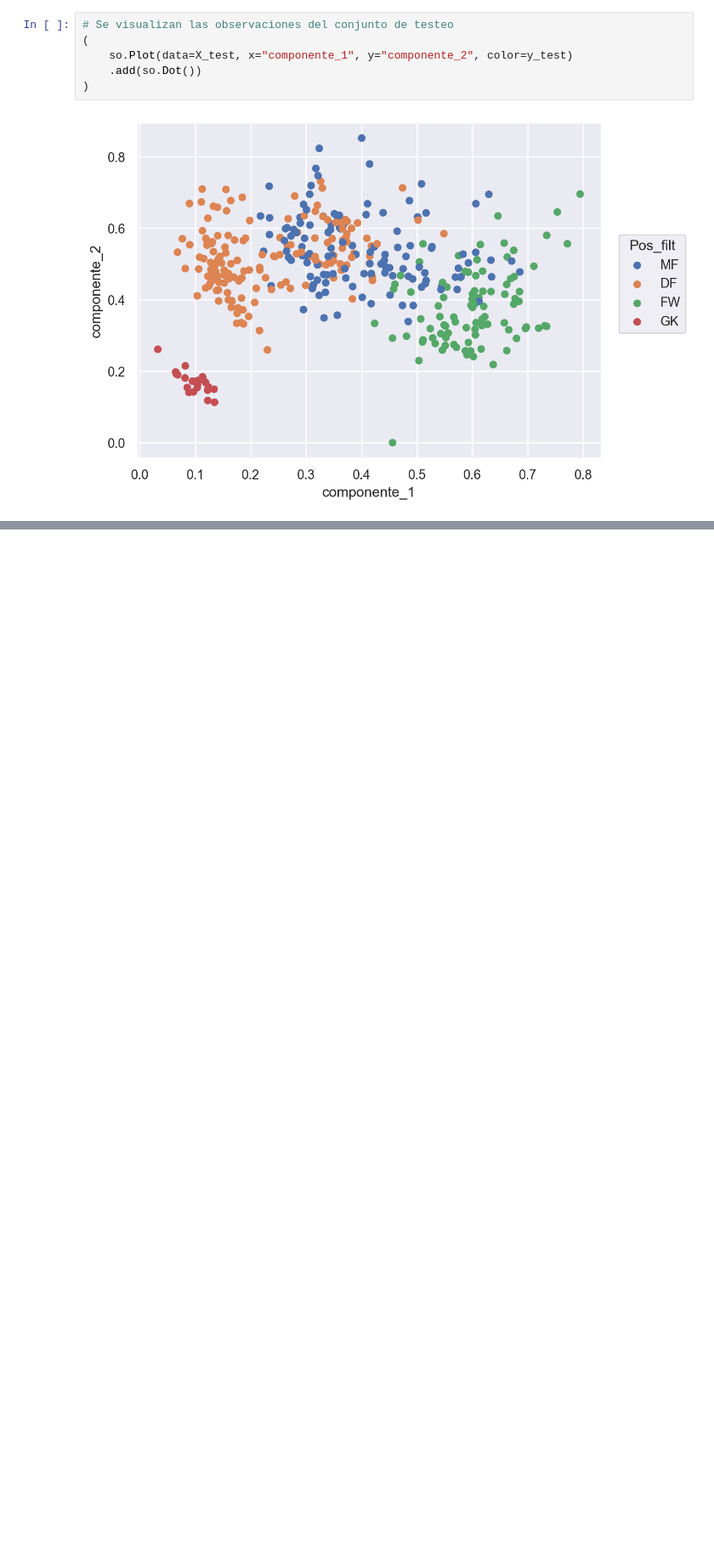
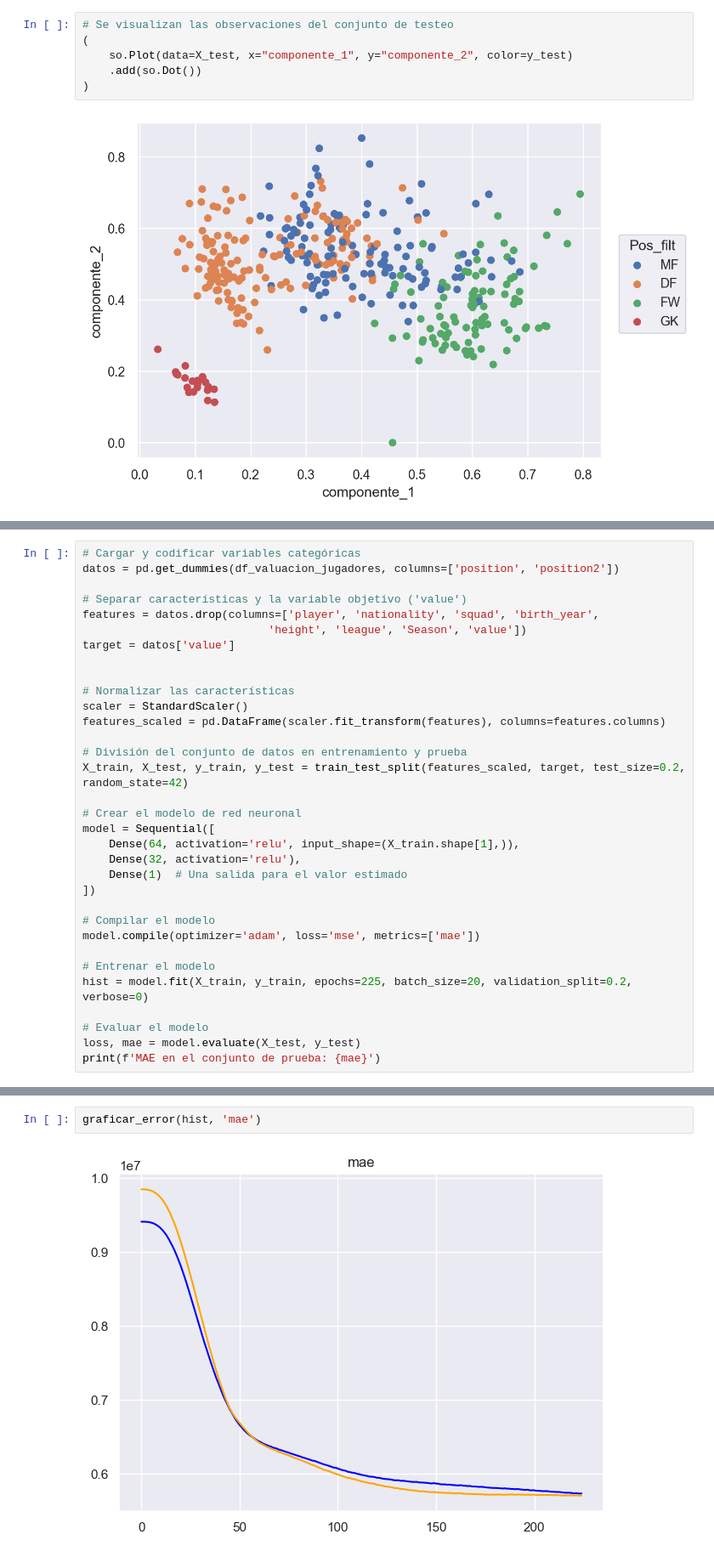
Before and after one commit to mgresnik/trabajo_practico_nro_2, a Jupyter notebook: Laboratorio_de_datos_(LCD)_IC_2024_Trabajo_Práctico_N°_2.ipynb, the cells around one changed output, grey strips where cells are left out. Shown at 85% size. Drawn from its saved outputs; the diff is of its cells as text; blank space fills up the shorter version.

```diff
--- a/Laboratorio_de_datos_(LCD)_IC_2024_Trabajo_Práctico_N°_2.ipynb
+++ b/Laboratorio_de_datos_(LCD)_IC_2024_Trabajo_Práctico_N°_2.ipynb
@@ -672,0 +1018,33 @@ Precisión en los datos de testeo: 0.7379134860050891
+# %%
+# Cargar y codificar variables categóricas
+datos = pd.get_dummies(df_valuacion_jugadores, columns=['position', 'position2'])
+
+# Separar características y la variable objetivo ('value')
+features = datos.drop(columns=['player', 'nationality', 'squad', 'birth_year',
+                            'height', 'league', 'Season', 'value'])
+target = datos['value']
+
+
+# Normalizar las características
+scaler = StandardScaler()
+features_scaled = pd.DataFrame(scaler.fit_transform(features), columns=features.columns)
+
+# División del conjunto de datos en entrenamiento y prueba
+X_train, X_test, y_train, y_test = train_test_split(features_scaled, target, test_size=0.2, random_state=42)
+
+# Crear el modelo de red neuronal
+model = Sequential([
+    Dense(64, activation='relu', input_shape=(X_train.shape[1],)),
+    Dense(32, activation='relu'),
+    Dense(1)  # Una salida para el valor estimado
+])
+
+# Compilar el modelo
+model.compile(optimizer='adam', loss='mse', metrics=['mae'])
+
+# Entrenar el modelo
+hist = model.fit(X_train, y_train, epochs=225, batch_size=20, validation_split=0.2, verbose=0)
+
+# Evaluar el modelo
+loss, mae = model.evaluate(X_test, y_test)
+print(f'MAE en el conjunto de prueba: {mae}')
@@ -672,0 +1054,4 @@ Precisión en los datos de testeo: 0.7379134860050891
+# %%
+graficar_error(hist, 'mae')
+# %% [output]
+[figure, added]
```
Also changed, not shown: parts of 35 cells of this notebook, 2 other files.
